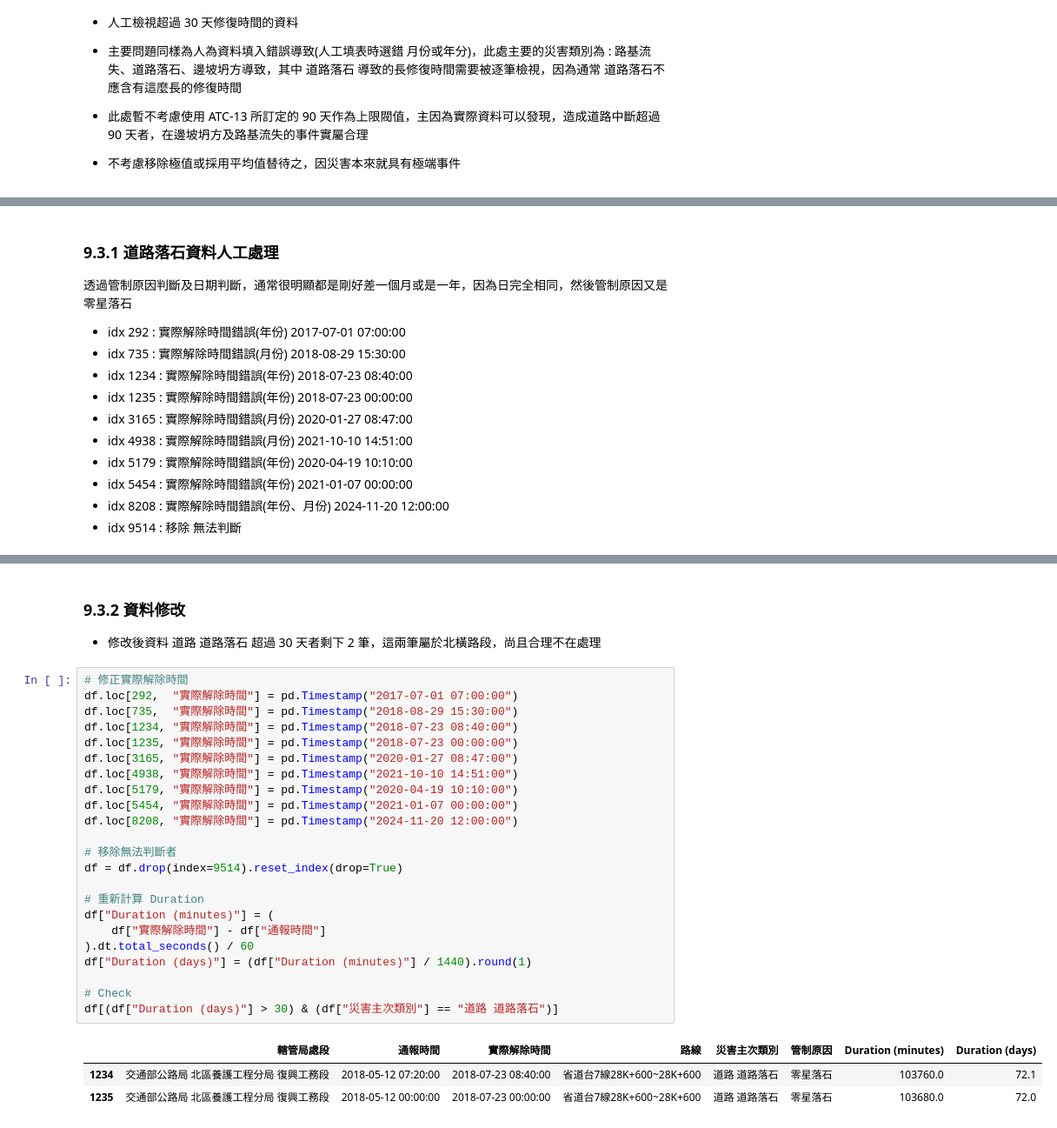
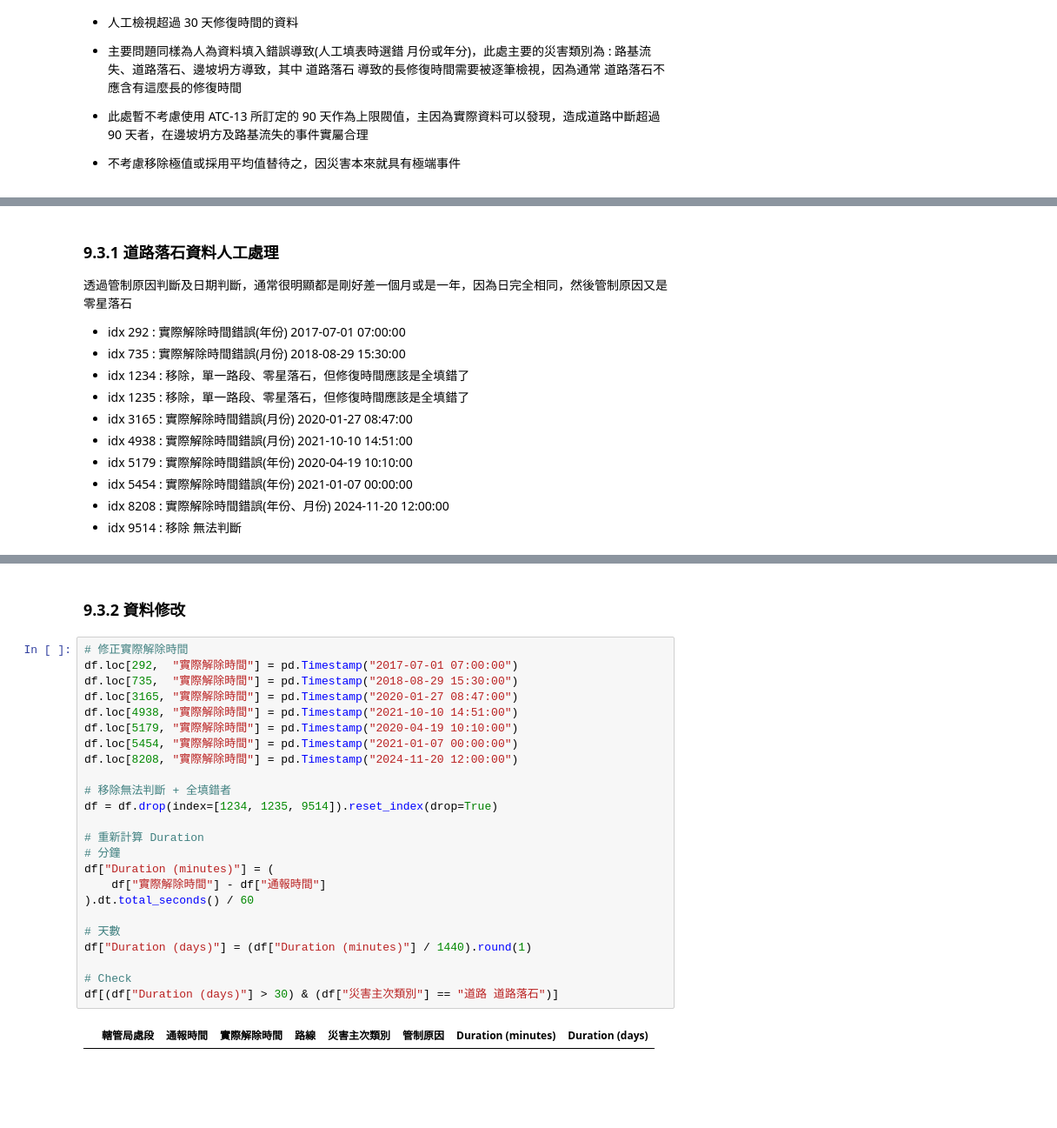
Before and after one commit to jungswork/06_Road_Repar_Time, a Jupyter notebook: 01_road_data_preprocessing.ipynb, the cells around one changed output, grey strips where cells are left out. Shown at 87% size. Drawn from its saved outputs; the diff is of its cells as text; blank space fills up the shorter version.

```diff
--- a/01_road_data_preprocessing.ipynb
+++ b/01_road_data_preprocessing.ipynb
@@ -312,8 +312,8 @@ df[df["Duration (days)"] > 30].sort_values("災害主次類別")
 
 * idx 292 : 實際解除時間錯誤(年份) 2017-07-01 07:00:00
 * idx 735 : 實際解除時間錯誤(月份) 2018-08-29 15:30:00
-* idx 1234 : 實際解除時間錯誤(年份) 2018-07-23 08:40:00
-* idx 1235 : 實際解除時間錯誤(年份) 2018-07-23 00:00:00
+* idx 1234 : 移除，單一路段、零星落石，但修復時間應該是全填錯了
+* idx 1235 : 移除，單一路段、零星落石，但修復時間應該是全填錯了
 * idx 3165 : 實際解除時間錯誤(月份) 2020-01-27 08:47:00
 * idx 4938 : 實際解除時間錯誤(月份) 2021-10-10 14:51:00
 * idx 5179 : 實際解除時間錯誤(年份) 2020-04-19 10:10:00
@@ -336,32 +336,29 @@ df[(df["Duration (days)"] > 30) & (df["災害主次類別"] == "道路 道路落
 | 9514 | 交通部公路局 中區養護工程分局 埔里工務段 | 2025-03-11 18:28:00 | 2025-11-11 09:46:00 | 南投縣仁愛鄉省道台14線87K+200~87K+225 | 道路 道路落石 | 無 | 3.522780e+05 | 244.6 |
 # %% [markdown]
 ### 9.3.2 資料修改
-
-* 修改後資料 道路 道路落石 超過 30 天者剩下 2 筆，這兩筆屬於北橫路段，尚且合理不在處理
 # %%
 # 修正實際解除時間
 df.loc[292,  "實際解除時間"] = pd.Timestamp("2017-07-01 07:00:00")
 df.loc[735,  "實際解除時間"] = pd.Timestamp("2018-08-29 15:30:00")
-df.loc[1234, "實際解除時間"] = pd.Timestamp("2018-07-23 08:40:00")
-df.loc[1235, "實際解除時間"] = pd.Timestamp("2018-07-23 00:00:00")
 df.loc[3165, "實際解除時間"] = pd.Timestamp("2020-01-27 08:47:00")
 df.loc[4938, "實際解除時間"] = pd.Timestamp("2021-10-10 14:51:00")
 df.loc[5179, "實際解除時間"] = pd.Timestamp("2020-04-19 10:10:00")
 df.loc[5454, "實際解除時間"] = pd.Timestamp("2021-01-07 00:00:00")
 df.loc[8208, "實際解除時間"] = pd.Timestamp("2024-11-20 12:00:00")
 
-# 移除無法判斷者
-df = df.drop(index=9514).reset_index(drop=True)
+# 移除無法判斷 + 全填錯者
+df = df.drop(index=[1234, 1235, 9514]).reset_index(drop=True)
 
 # 重新計算 Duration
+# 分鐘
 df["Duration (minutes)"] = (
     df["實際解除時間"] - df["通報時間"]
 ).dt.total_seconds() / 60
+
+# 天數
 df["Duration (days)"] = (df["Duration (minutes)"] / 1440).round(1)
 
 # Check
 df[(df["Duration (days)"] > 30) & (df["災害主次類別"] == "道路 道路落石")]
 # %% [output]
 |  | 轄管局處段 | 通報時間 | 實際解除時間 | 路線 | 災害主次類別 | 管制原因 | Duration (minutes) | Duration (days) |
-| 1234 | 交通部公路局 北區養護工程分局 復興工務段 | 2018-05-12 07:20:00 | 2018-07-23 08:40:00 | 省道台7線28K+600~28K+600 | 道路 道路落石 | 零星落石 | 103760.0 | 72.1 |
-| 1235 | 交通部公路局 北區養護工程分局 復興工務段 | 2018-05-12 00:00:00 | 2018-07-23 00:00:00 | 省道台7線28K+600~28K+600 | 道路 道路落石 | 零星落石 | 103680.0 | 72.0 |
```
Also changed, not shown: parts of 2 cells of this notebook, 1 other file.
